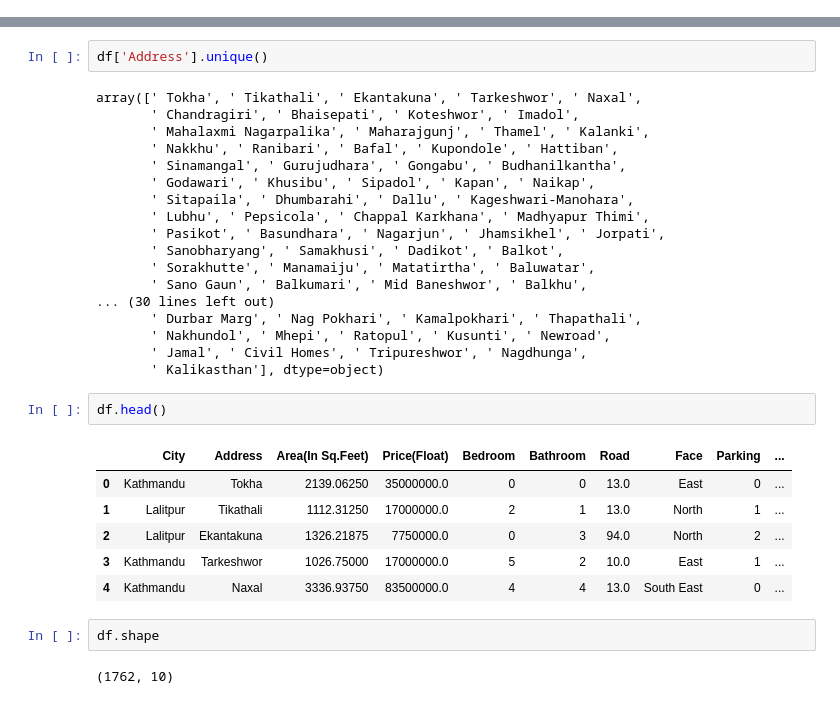
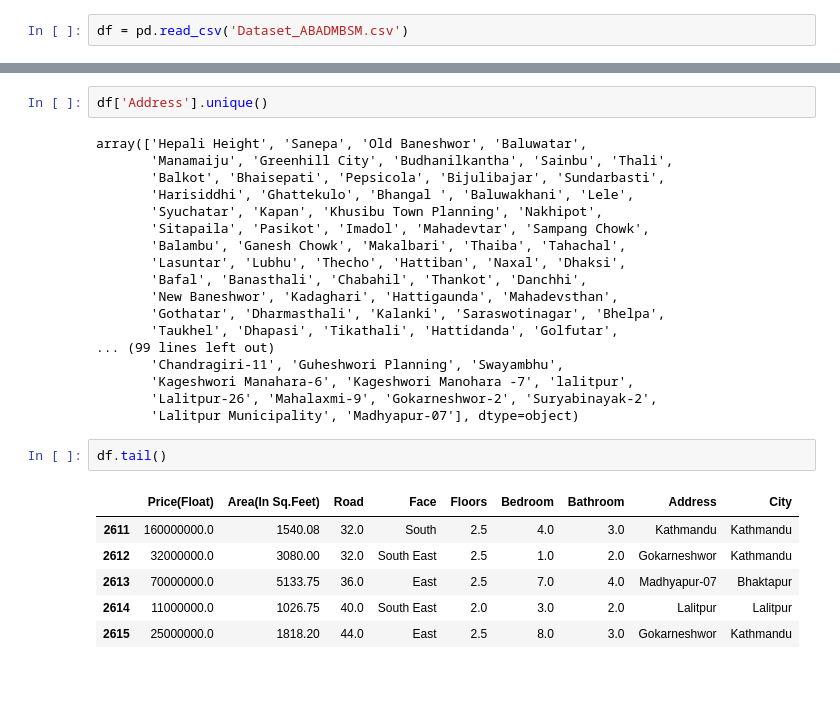
Before and after one commit to AshwinD-coder/Basstavik-Sampati, a Jupyter notebook: Untitled.ipynb, the cells around one changed output, grey strips where cells are left out. Drawn from its saved outputs; the diff is of its cells as text.

```diff
--- a/Untitled.ipynb
+++ b/Untitled.ipynb
@@ -5,0 +3,2 @@ df = pd.read_csv('cleaned_dataset.csv')
+# %%
+df = pd.read_csv('Dataset_ABADMBSM.csv')
@@ -6,33 +345,29 @@ df = pd.read_csv('cleaned_dataset.csv')
 # %%
 df['Address'].unique()
 # %% [output]
-array([' Tokha', ' Tikathali', ' Ekantakuna', ' Tarkeshwor', ' Naxal',
-       ' Chandragiri', ' Bhaisepati', ' Koteshwor', ' Imadol',
-       ' Mahalaxmi Nagarpalika', ' Maharajgunj', ' Thamel', ' Kalanki',
-       ' Nakkhu', ' Ranibari', ' Bafal', ' Kupondole', ' Hattiban',
-       ' Sinamangal', ' Gurujudhara', ' Gongabu', ' Budhanilkantha',
-       ' Godawari', ' Khusibu', ' Sipadol', ' Kapan', ' Naikap',
-       ' Sitapaila', ' Dhumbarahi', ' Dallu', ' Kageshwari-Manohara',
-       ' Lubhu', ' Pepsicola', ' Chappal Karkhana', ' Madhyapur Thimi',
-       ' Pasikot', ' Basundhara', ' Nagarjun', ' Jhamsikhel', ' Jorpati',
-       ' Sanobharyang', ' Samakhusi', ' Dadikot', ' Balkot',
-       ' Sorakhutte', ' Manamaiju', ' Matatirtha', ' Baluwatar',
-       ' Sano Gaun', ' Balkumari', ' Mid Baneshwor', ' Balkhu',
-... (30 lines left out)
-       ' Durbar Marg', ' Nag Pokhari', ' Kamalpokhari', ' Thapathali',
-       ' Nakhundol', ' Mhepi', ' Ratopul', ' Kusunti', ' Newroad',
-       ' Jamal', ' Civil Homes', ' Tripureshwor', ' Nagdhunga',
-       ' Kalikasthan'], dtype=object)
+array(['Hepali Height', 'Sanepa', 'Old Baneshwor', 'Baluwatar',
+       'Manamaiju', 'Greenhill City', 'Budhanilkantha', 'Sainbu', 'Thali',
+       'Balkot', 'Bhaisepati', 'Pepsicola', 'Bijulibajar', 'Sundarbasti',
+       'Harisiddhi', 'Ghattekulo', 'Bhangal ', 'Baluwakhani', 'Lele',
+       'Syuchatar', 'Kapan', 'Khusibu Town Planning', 'Nakhipot',
+       'Sitapaila', 'Pasikot', 'Imadol', 'Mahadevtar', 'Sampang Chowk',
+       'Balambu', 'Ganesh Chowk', 'Makalbari', 'Thaiba', 'Tahachal',
+       'Lasuntar', 'Lubhu', 'Thecho', 'Hattiban', 'Naxal', 'Dhaksi',
+       'Bafal', 'Banasthali', 'Chabahil', 'Thankot', 'Danchhi',
+       'New Baneshwor', 'Kadaghari', 'Hattigaunda', 'Mahadevsthan',
+       'Gothatar', 'Dharmasthali', 'Kalanki', 'Saraswotinagar', 'Bhelpa',
+       'Taukhel', 'Dhapasi', 'Tikathali', 'Hattidanda', 'Golfutar',
+... (99 lines left out)
+       'Chandragiri-11', 'Guheshwori Planning', 'Swayambhu',
+       'Kageshwori Manahara-6', 'Kageshwori Manohara -7', 'lalitpur',
+       'Lalitpur-26', 'Mahalaxmi-9', 'Gokarneshwor-2', 'Suryabinayak-2',
+       'Lalitpur Municipality', 'Madhyapur-07'], dtype=object)
 # %%
-df.head()
+df.tail()
 # %% [output]
-|  | City | Address | Area(In Sq.Feet) | Price(Float) | Bedroom | Bathroom | Road | Face | Parking | ... |
-| 0 | Kathmandu | Tokha | 2139.06250 | 35000000.0 | 0 | 0 | 13.0 | East | 0 | ... |
-| 1 | Lalitpur | Tikathali | 1112.31250 | 17000000.0 | 2 | 1 | 13.0 | North | 1 | ... |
-| 2 | Lalitpur | Ekantakuna | 1326.21875 | 7750000.0 | 0 | 3 | 94.0 | North | 2 | ... |
-| 3 | Kathmandu | Tarkeshwor | 1026.75000 | 17000000.0 | 5 | 2 | 10.0 | East | 1 | ... |
-| 4 | Kathmandu | Naxal | 3336.93750 | 83500000.0 | 4 | 4 | 13.0 | South East | 0 | ... |
+|  | Price(Float) | Area(In Sq.Feet) | Road | Face | Floors | Bedroom | Bathroom | Address | City |
+| 2611 | 160000000.0 | 1540.08 | 32.0 | South | 2.5 | 4.0 | 3.0 | Kathmandu | Kathmandu |
+| 2612 | 32000000.0 | 3080.00 | 32.0 | South East | 2.5 | 1.0 | 2.0 | Gokarneshwor | Kathmandu |
+| 2613 | 70000000.0 | 5133.75 | 36.0 | East | 2.5 | 7.0 | 4.0 | Madhyapur-07 | Bhaktapur |
+| 2614 | 11000000.0 | 1026.75 | 40.0 | South East | 2.0 | 3.0 | 2.0 | Lalitpur | Lalitpur |
+| 2615 | 25000000.0 | 1818.20 | 44.0 | East | 2.5 | 8.0 | 3.0 | Gokarneshwor | Kathmandu |
-# %%
-df.shape
-# %% [output]
-(1762, 10)
```
Also changed, not shown: parts of 111 cells of this notebook, 18 other files.
